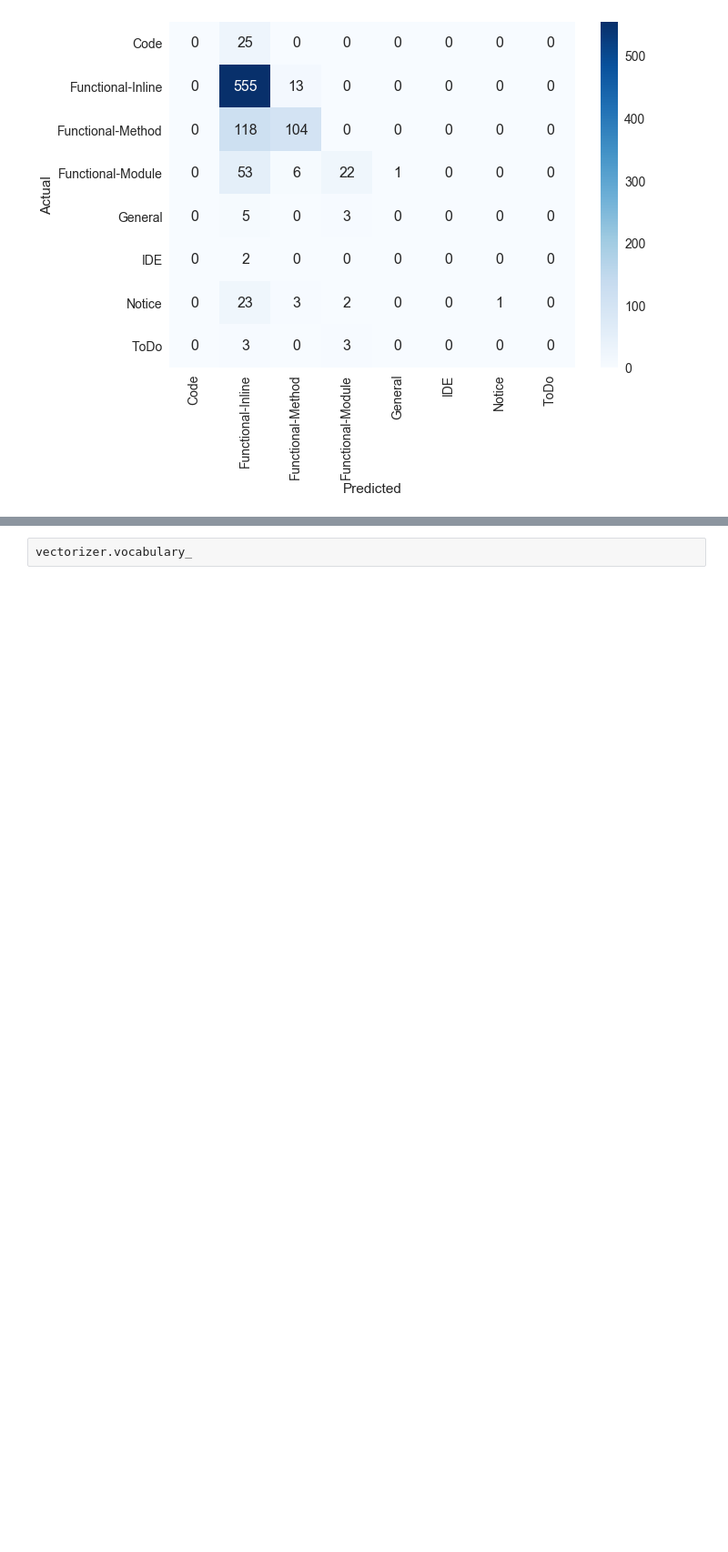
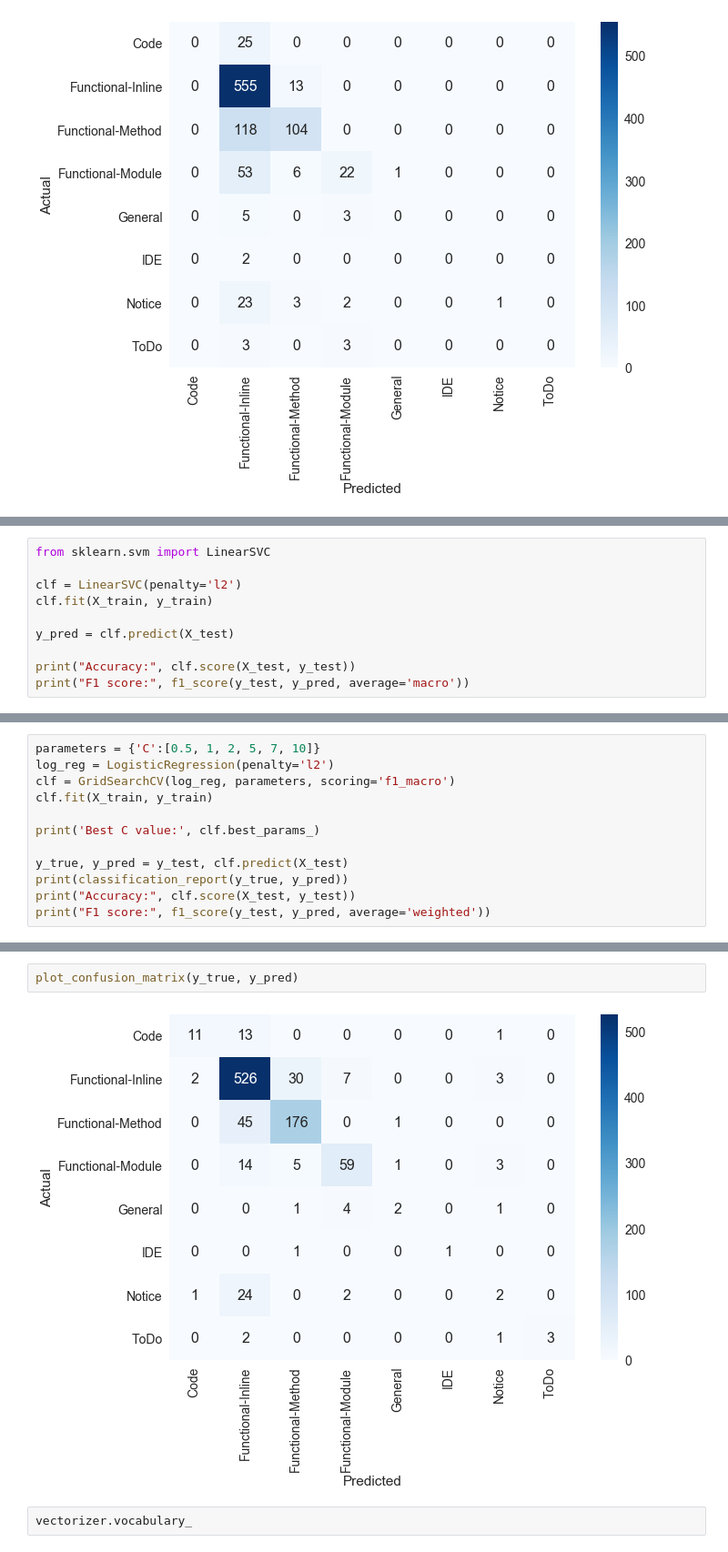
Before and after one commit to ivanamunjas/OPJ-projekat, a Jupyter notebook: OPJ.ipynb, the cells around one changed output, grey strips where cells are left out. Shown at 91% size. Cells and saved outputs as stored; diff of their text form; blank space fills up the shorter version.

```diff
--- a/OPJ.ipynb
+++ b/OPJ.ipynb
@@ -781,0 +777,10 @@ plot_confusion_matrix(y_test, y_pred)
+# %%
+from sklearn.svm import LinearSVC
+
+clf = LinearSVC(penalty='l2')
+clf.fit(X_train, y_train)
+
+y_pred = clf.predict(X_test)
+
+print("Accuracy:", clf.score(X_test, y_test))
+print("F1 score:", f1_score(y_test, y_pred, average='macro'))
@@ -781,0 +790,12 @@ plot_confusion_matrix(y_test, y_pred)
+# %%
+parameters = {'C':[0.5, 1, 2, 5, 7, 10]}
+log_reg = LogisticRegression(penalty='l2')
+clf = GridSearchCV(log_reg, parameters, scoring='f1_macro')
+clf.fit(X_train, y_train)
+
+print('Best C value:', clf.best_params_)
+
+y_true, y_pred = y_test, clf.predict(X_test)
+print(classification_report(y_true, y_pred))
+print("Accuracy:", clf.score(X_test, y_test))
+print("F1 score:", f1_score(y_test, y_pred, average='weighted'))
@@ -782,3 +821,7 @@ plot_confusion_matrix(y_test, y_pred)
+# %%
+plot_confusion_matrix(y_true, y_pred)
+# %% [output]
+[figure, added]
 # %%
 vectorizer.vocabulary_
 # %% [output]
```
Also changed, not shown: parts of 17 cells of this notebook.
